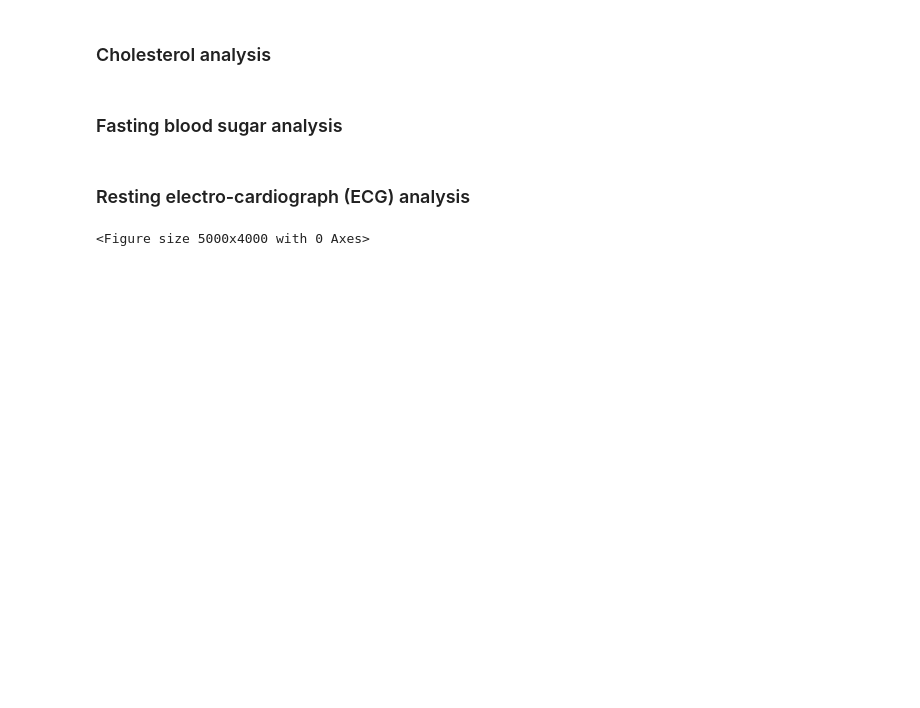
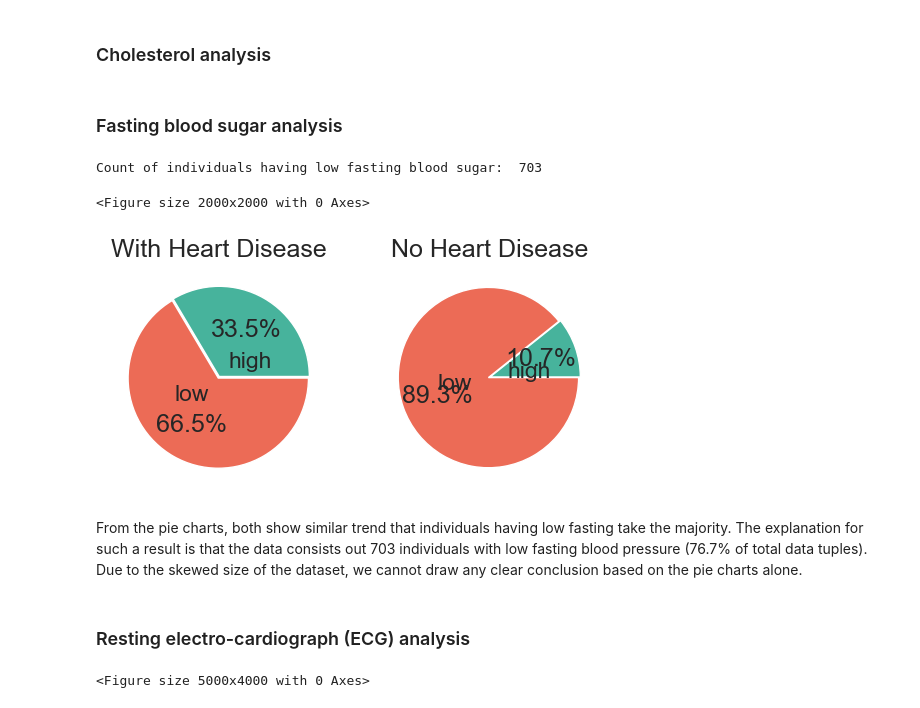
Before and after one commit to davednguyen/CPSC5305_Team_DataGeeks, a Jupyter notebook: HeartAttackPrediction.ipynb, the cells around one changed output. Drawn from its saved outputs; the diff is of its cells as text; code cells hidden in the pictures; blank space fills up the shorter version.

Commit message:
Added FastingBS Analysis

```diff
--- a/HeartAttackPrediction.ipynb
+++ b/HeartAttackPrediction.ipynb
@@ -400,3 +398,29 @@ The pie chart shows that the percentage of individuals with high blood pressure
+# %%
+# Fasting blood sugar analysis
+highfbsD = df[(df.FastingBS==1) & (df.HeartDisease==1)]
+lowfbsD = df[(df.FastingBS==0) & (df.HeartDisease==1)]
+
+highfbs = df[(df.FastingBS==1) & (df.HeartDisease==0)]
+lowfbs = df[(df.FastingBS==0) & (df.HeartDisease==0)]
+
+print("Count of individuals having low fasting blood sugar: ", len(lowfbsD) + len(lowfbs))
+
+colors = ['#47B39C','#EC6B56']
+plt.figure(figsize=(20,20))
+sns.set_context('notebook',font_scale = 1.5)
+fig, ax = plt.subplots(1,2, sharex='all', sharey='all')
+
+ax[0].pie([len(highfbsD),len(lowfbsD)],labels=['high','low'],colors=colors, explode= [0.01,0.01], autopct='%1.1f%%', labeldistance = 0.2)
+ax[0].set_title('With Heart Disease')
+ax[1].pie([len(highfbs),len(lowfbs)],labels=['high','low'],colors=colors, explode= [0.01,0.01], autopct='%1.1f%%', labeldistance = 0.2)
+ax[1].set_title('No Heart Disease')
+plt.savefig('figures/FastingBSAnalysis.jpg')
+# %% [output]
+Count of individuals having low fasting blood sugar:  703
+<Figure size 2000x2000 with 0 Axes>
+[figure, added]
+# %% [markdown]
+From the pie charts, both show similar trend that individuals having low fasting take the majority. The explanation for such a result is that the data consists out 703 individuals with low fasting blood pressure (76.7% of total data tuples). Due to the skewed size of the dataset, we cannot draw any clear conclusion based on the pie charts alone.
 # %% [markdown]
 ### Resting electro-cardiograph (ECG) analysis
 # %%
```
Also changed, not shown: parts of 2 cells of this notebook, 1 other file.
